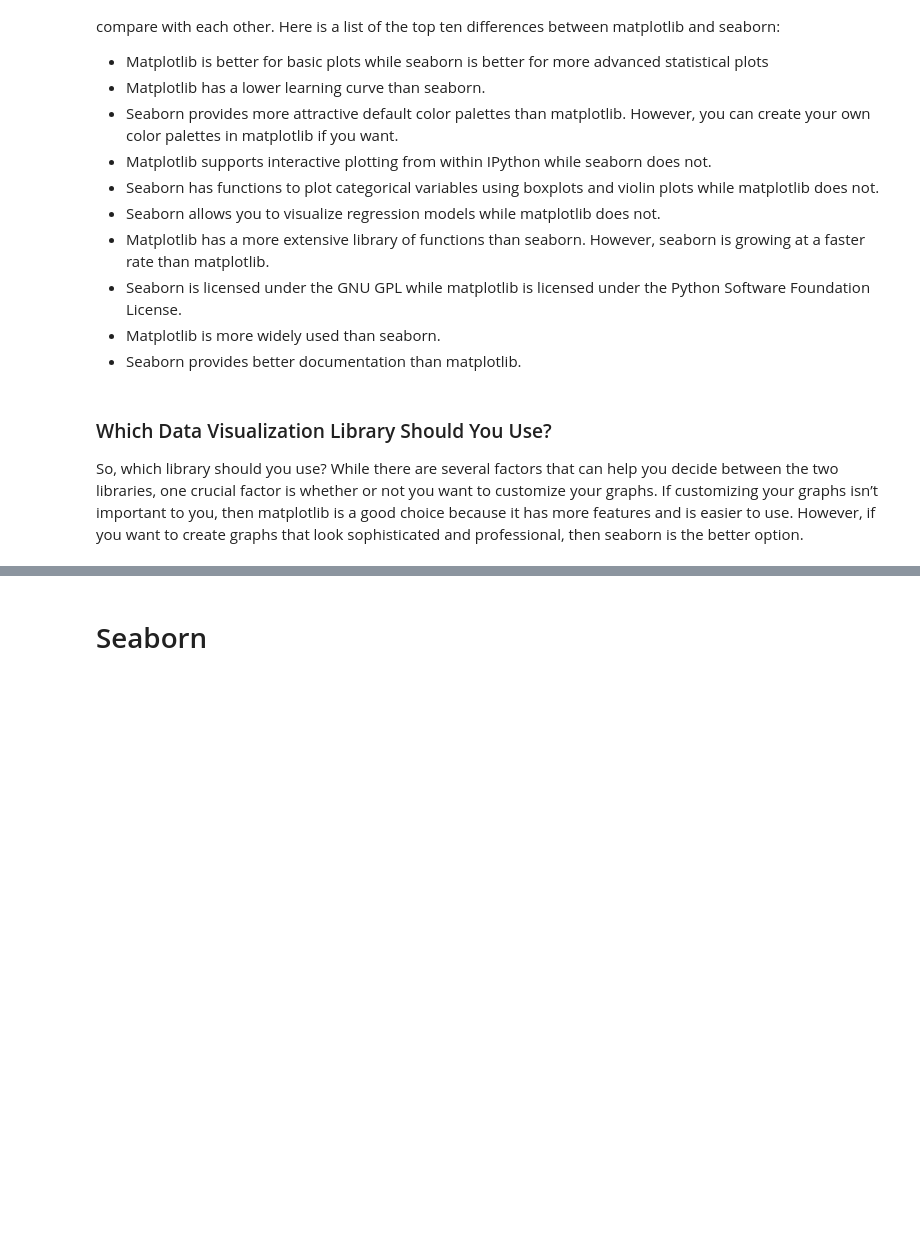
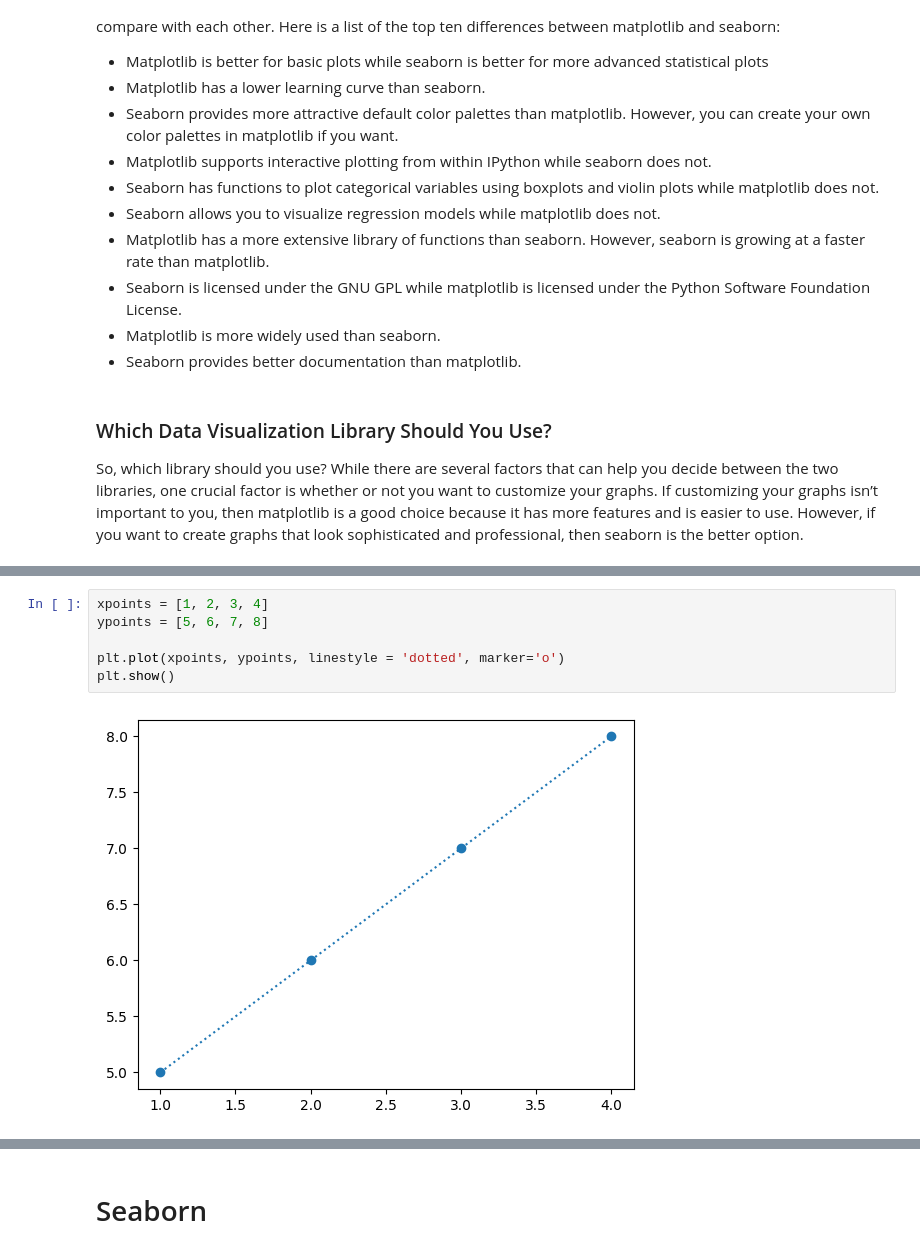
Before and after one commit to arunp77/Python-programming, a Jupyter notebook: Python-fundamental/Matplotlib.ipynb, the cells around one changed output, grey strips where cells are left out. Cells and saved outputs as stored; diff of their text form; blank space fills up the shorter version.

```diff
--- a/Python-fundamental/Matplotlib.ipynb
+++ b/Python-fundamental/Matplotlib.ipynb
@@ -95,0 +192,8 @@ jkfdejlmkdenjknkj
+# %%
+xpoints = [1, 2, 3, 4]
+ypoints = [5, 6, 7, 8]
+
+plt.plot(xpoints, ypoints, linestyle = 'dotted', marker='o')
+plt.show()
+# %% [output]
+[figure, added]
```
Also changed, not shown: parts of 34 cells of this notebook.
